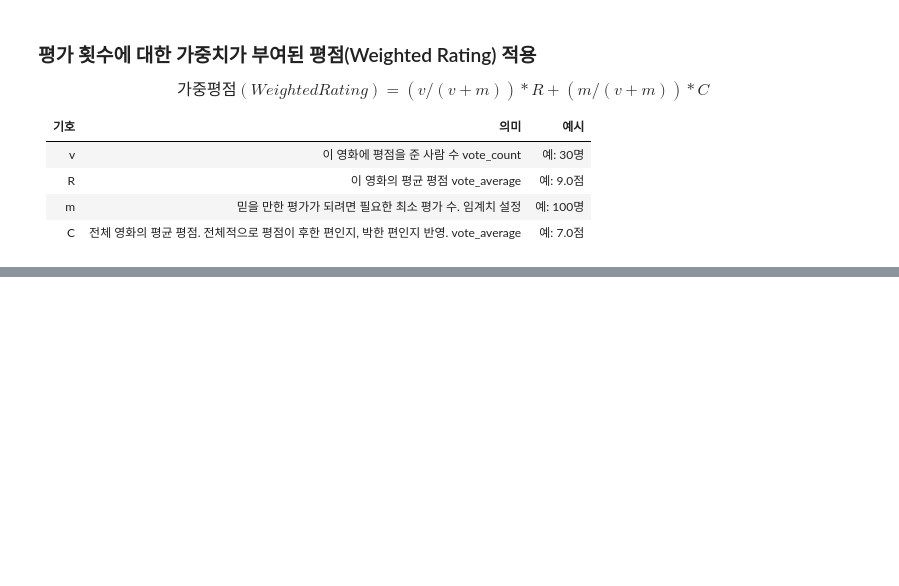
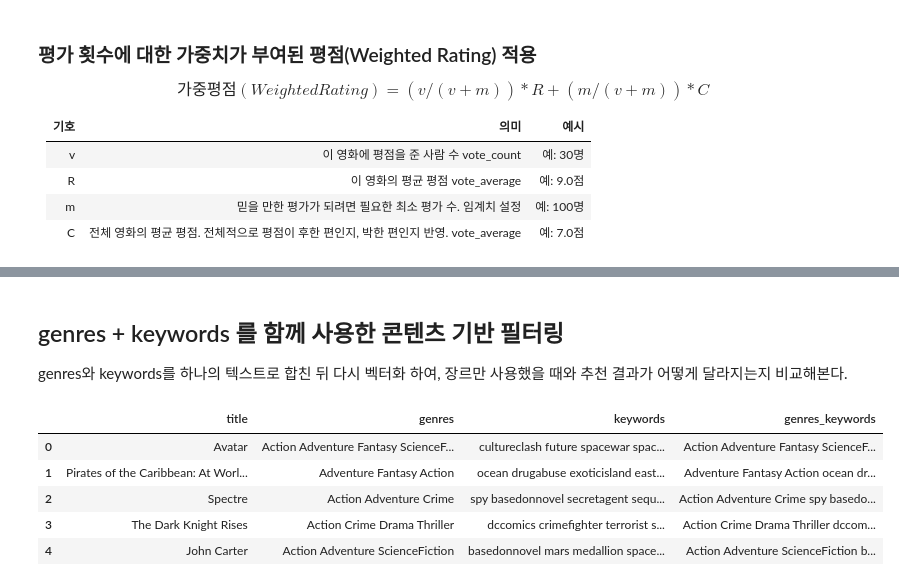
Before and after one commit to j-ai-616/05_machine_learning, a Jupyter notebook: 09_recommendation_system/01_content_based_filtering.ipynb, the cells around one changed output, grey strips where cells are left out. Saved outputs shown, nothing was run; the diff lists cells and outputs as text; code cells hidden in the pictures; blank space fills up the shorter version.

```diff
--- a/09_recommandation_system/01_content_based_filtering.ipynb
+++ b/09_recommendation_system/01_content_based_filtering.ipynb
@@ -498,0 +578,16 @@ $$
+# %% [markdown]
+## genres + keywords 를 함께 사용한 콘텐츠 기반 필터링
+genres와 keywords를 하나의 텍스트로 합친 뒤 다시 벡터화 하여, 장르만 사용했을 때와 추천 결과가 어떻게 달라지는지 비교해본다.
+# %%
+# 1. 장르와 키워드를 하나의 텍스트 컬럼으로 결합
+movie_df['genres_keywords'] = movie_df['genres'] + ' ' + movie_df['keywords']
+
+# 결합 결과 확인
+movie_df[['title', 'genres', 'keywords', 'genres_keywords']].head()
+# %% [output]
+|  | title | genres | keywords | genres_keywords |
+| 0 | Avatar | Action Adventure Fantasy ScienceF... | cultureclash future spacewar spac... | Action Adventure Fantasy ScienceF... |
+| 1 | Pirates of the Caribbean: At Worl... | Adventure Fantasy Action | ocean drugabuse exoticisland east... | Adventure Fantasy Action ocean dr... |
+| 2 | Spectre | Action Adventure Crime | spy basedonnovel secretagent sequ... | Action Adventure Crime spy basedo... |
+| 3 | The Dark Knight Rises | Action Crime Drama Thriller | dccomics crimefighter terrorist s... | Action Crime Drama Thriller dccom... |
+| 4 | John Carter | Action Adventure ScienceFiction | basedonnovel mars medallion space... | Action Adventure ScienceFiction b... |
```
Also changed, not shown: parts of 12 cells of this notebook, 18 other files.
